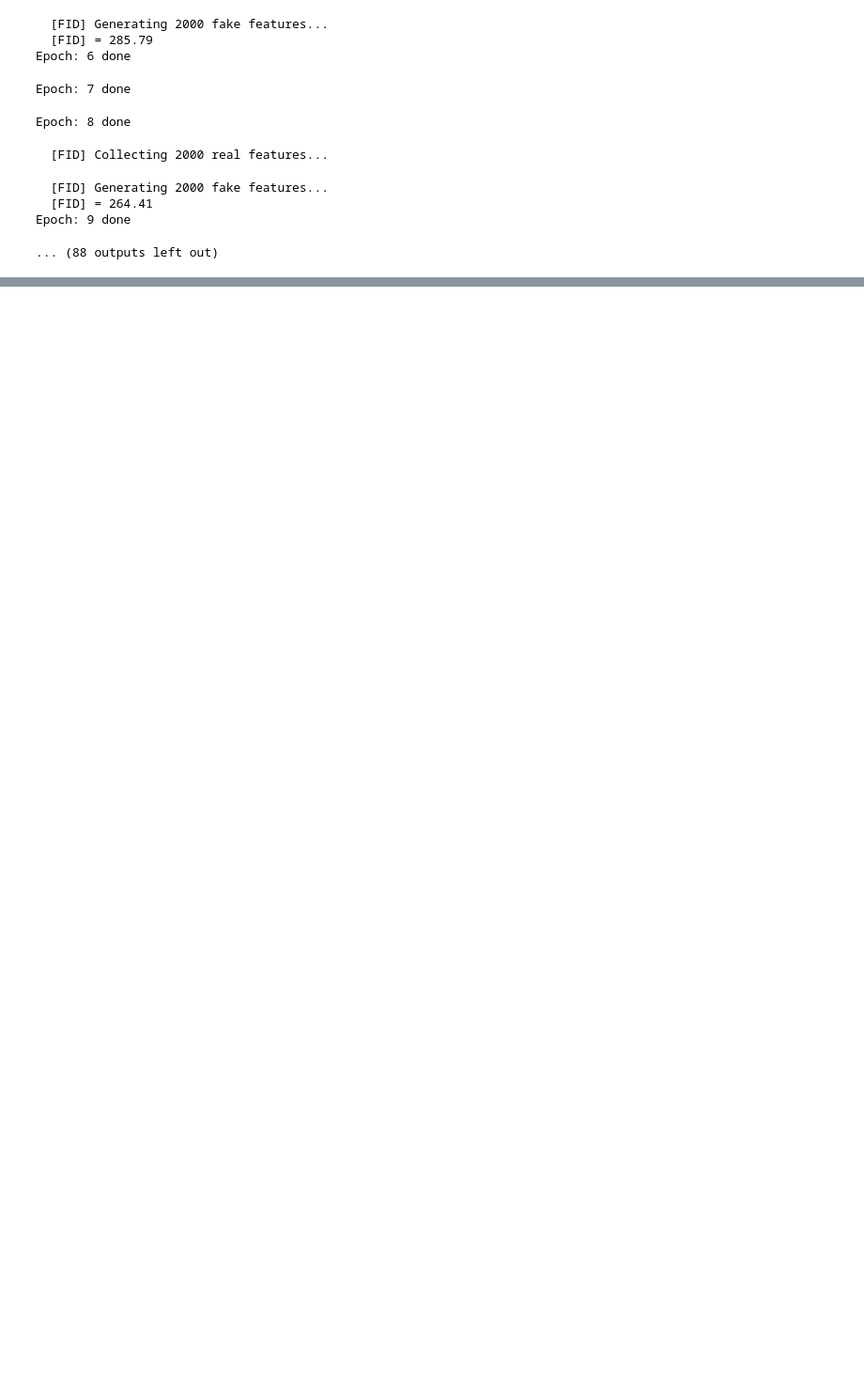
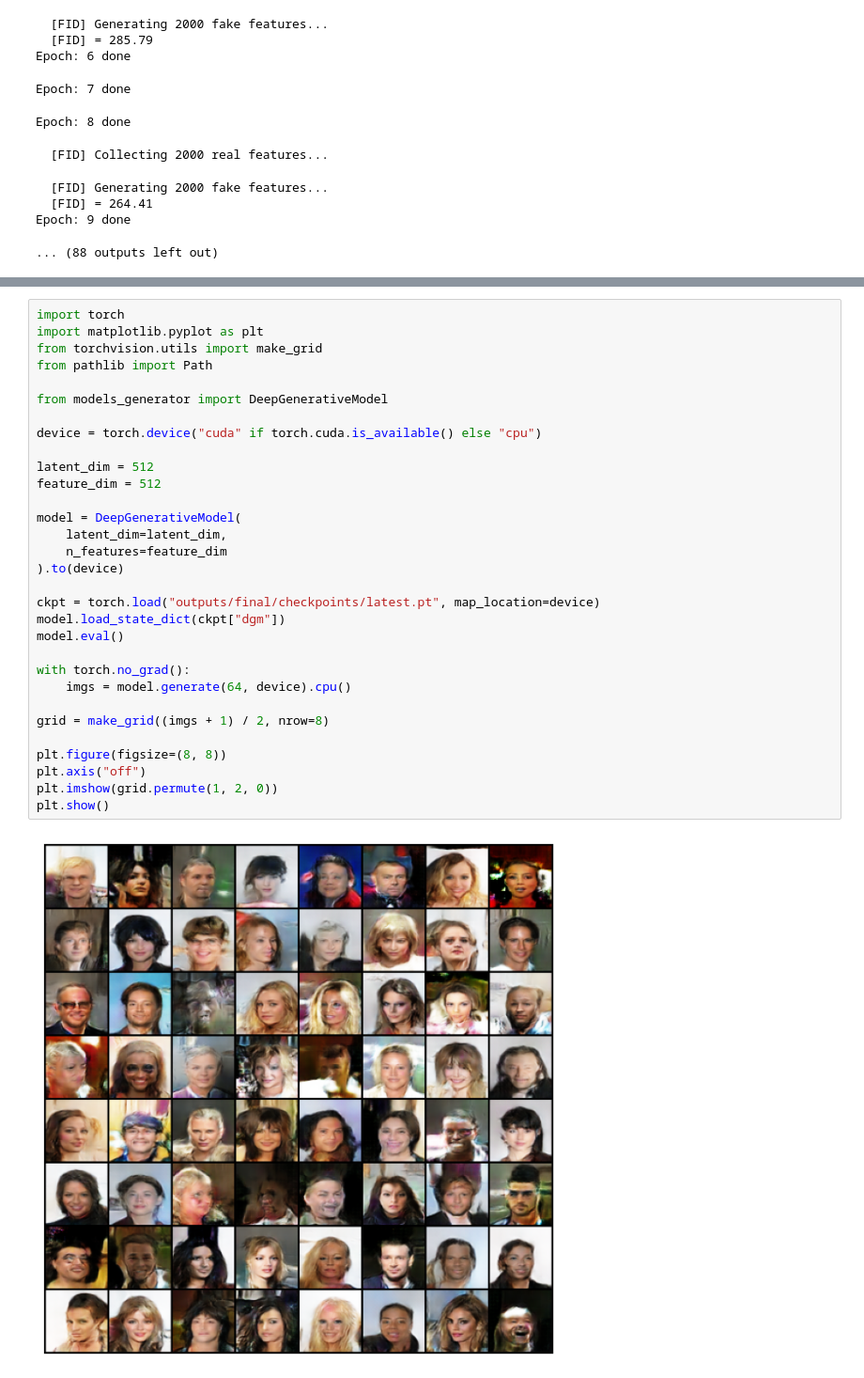
Before and after one commit to Crisp79/ddgm, a Jupyter notebook: ebgan.ipynb, the cells around one changed output, grey strips where cells are left out. Shown at 94% size. Drawn from its saved outputs; the diff is of its cells as text; blank space fills up the shorter version.

Commit message:
added final output with changes

```diff
--- a/ebgan.ipynb
+++ b/ebgan.ipynb
@@ -265,0 +241,33 @@ Epoch: 4 done
+# %%
+import torch
+import matplotlib.pyplot as plt
+from torchvision.utils import make_grid
+from pathlib import Path
+
+from models_generator import DeepGenerativeModel
+
+device = torch.device("cuda" if torch.cuda.is_available() else "cpu")
+
+latent_dim = 512
+feature_dim = 512
+
+model = DeepGenerativeModel(
+    latent_dim=latent_dim,
+    n_features=feature_dim
+).to(device)
+
+ckpt = torch.load("outputs/final/checkpoints/latest.pt", map_location=device)
+model.load_state_dict(ckpt["dgm"])
+model.eval()
+
+with torch.no_grad():
+    imgs = model.generate(64, device).cpu()
+
+grid = make_grid((imgs + 1) / 2, nrow=8)
+
+plt.figure(figsize=(8, 8))
+plt.axis("off")
+plt.imshow(grid.permute(1, 2, 0))
+plt.show()
+# %% [output]
+[figure, added]
```
Also changed, not shown: parts of 2 cells of this notebook, 4 other files.
